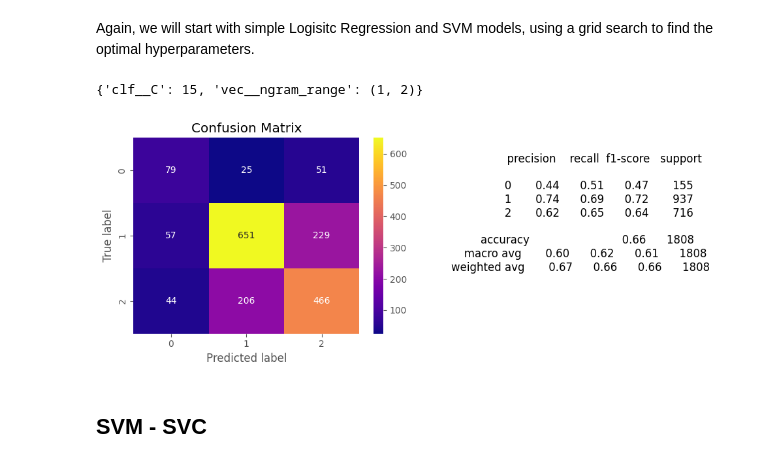
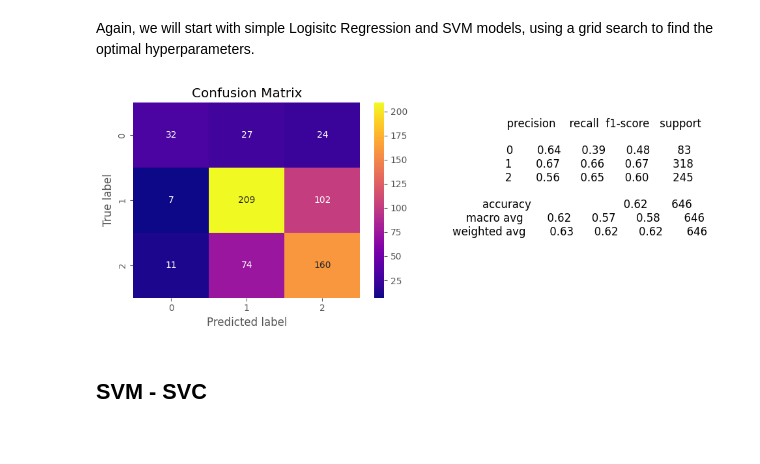
Before and after one commit to ACB-prgm/Phase_4_Project, a Jupyter notebook: analyze.ipynb, the cells around one changed output. Saved outputs shown, nothing was run; the diff lists cells and outputs as text; code cells hidden in the pictures.

```diff
--- a/analyze.ipynb
+++ b/analyze.ipynb
@@ -231,8 +232,8 @@ for sentiment in range(3):
     texts = df.tweet_text[df.sentiment == sentiment]
 
     # Split the text into words and count the frequency of each word
-    word_frequency = texts.str.split(expand=True).stack().value_counts().reset_index().head(10)
-
+    word_frequency = texts.str.split(expand=True).stack().value_counts().reset_index().head(11)[1:]
+    print(word_frequency.iloc[5])
     # Rename the columns of the word_frequency dataframe
     word_frequency.columns = ["Word", "Frequency"]
 
@@ -243,7 +244,7 @@ for sentiment in range(3):
     ax = axes[sentiment]
 
     ax.barh(word_frequency["Word"], word_frequency["Frequency"], color=colors[sentiment])
-    ax.set_ylabel('Bi-gram')
+    ax.set_ylabel('Word')
     ax.set_xlabel('Frequency (%)')
     ax.set_title(senitments[sentiment])
     ax.invert_yaxis()
@@ -273,6 +283,8 @@ def get_top_ngrams(data, n, top_n):
 # Create a figure with three subplots, with a title.
 fig, axes = plt.subplots(1, 3, figsize=(14, 4), tight_layout=True)
 fig.suptitle("Most Common Bi-grams")
+
+n = 2
 
 # Loop through the three different sentiments.
 for sentiment in range(3):
@@ -280,12 +292,12 @@ for sentiment in range(3):
     sentences = df.tweet_text[df.sentiment == sentiment]
 
     # Get the top 10 bi-grams and their frequencies, and normalize the frequencies to a scale of 0 to 100.
-    freqs = get_top_ngrams(sentences, 2, 10)
+    freqs = get_top_ngrams(sentences, n, 10)
     freqs.frequency /= len(sentences) / 100
 
     # Select the corresponding subplot and create a horizontal bar chart of the bi-grams and their frequencies.
     ax = axes[sentiment]
-    ax.barh(freqs["2-gram"], freqs["frequency"], color=colors[sentiment])
+    ax.barh(freqs[f"{n}-gram"], freqs["frequency"], color=colors[sentiment])
 
     # Set the y-label, x-label, and title for the current subplot.
     ax.set_ylabel('Bi-gram')
@@ -297,6 +309,6 @@ for sentiment in range(3):
 # %%
 fig, axes = plt.subplots(1, 3, figsize=(14, 4), tight_layout=True)
-fig.suptitle("Tweet Word Length")
+fig.suptitle("Tweet Length")
 
 # Add a new column to the dataframe "df" that contains the length of each tweet
 df['length'] = df['tweet_text'].apply(len)
@@ -310,7 +322,9 @@ for sentiment in range(3):
 
     ax.hist(lengths, color=colors[sentiment])
     ax.set_ylabel('Number of Tweets')
-    ax.set_xlabel('Word Length')
-    ax.vlines([lengths.mean(), lengths.median()], 0, ax.get_ylim()[1], colors=["red", "blue"])
+    ax.set_xlabel('Number of Words')
+    ax.vlines(lengths.mean(), 0, ax.get_ylim()[1], colors="red", label=f"Mean: {lengths.mean():.1f}")
+    ax.vlines(lengths.median(), 0, ax.get_ylim()[1], colors="blue", label=f"Median: {lengths.median()}")
+    ax.legend()
     ax.set_title(senitments[sentiment])
 # %% [output]
@@ -836,34 +893,32 @@ test_data3 = pad_sequences(test_sequences3, maxlen=maxlen)
 Again, we will start with simple Logisitc Regression and SVM models, using a grid search to find the optimal hyperparameters.
 # %%
 pipe_lr_multi = Pipeline([
-    ("vec", TfidfVectorizer(max_features=500000, ngram_range=(1,3))),
+    ("vec", TfidfVectorizer(max_features=500000 )),
     ("clf", LogisticRegression(class_weight="balanced", solver="saga", max_iter=30000))
 ])
 
-param_grid = {
-    "vec__ngram_range" : [(1,2), (1,3), (1,4)],
-    "clf__C" : [14, 15, 16]
-}
+# param_grid = {
+#     "vec__ngram_range" : [(1,2), (1,3)],
+#     "clf__C" : [25, 26, 27]
+# }
 
-gsearch = GridSearchCV(pipe_lr_multi, param_grid, cv=5, n_jobs=-1, scoring="f1_macro")
-gsearch.fit(X_train, y_train)
+# gsearch = GridSearchCV(pipe_lr_multi, param_grid, cv=5, n_jobs=-1, scoring="f1_macro")
+# gsearch.fit(X_train, y_train)
 
-gsearch.best_params_
+# gsearch.best_params_
-# %% [output]
-{'clf__C': 15, 'vec__ngram_range': (1, 2)}
 # %%
 best_params_ = {
-    'clf__C': 15,
+    'clf__C': 26,
     'vec__ngram_range': (1, 2)
     }
 
 pipe_lr_multi.set_params(**best_params_)
 pipe_lr_multi.fit(X_train3, np.argmax(y_train3, axis=1))
 
-comb_y = np.concatenate((np.argmax(y_val3, axis=1).reshape(-1, 1), np.argmax(y_test3, axis=1).reshape(-1, 1)), axis=0)[:,0]
-metrics(pipe_lr_multi.predict(pd.concat((X_val3, X_test3), axis=0)), comb_y)
+# comb_y = np.concatenate((np.argmax(y_val3, axis=1).reshape(-1, 1), np.argmax(y_test3, axis=1).reshape(-1, 1)), axis=0)[:,0]
+metrics(np.argmax(y_test3, axis=1), pipe_lr_multi.predict(X_test3))
 # %% [output]
-[figure, old version]
+[figure, new version]
 # %% [markdown]
 ## SVM - SVC
 # %%
```
Also changed, not shown: parts of 65 cells of this notebook, 3 other files.
